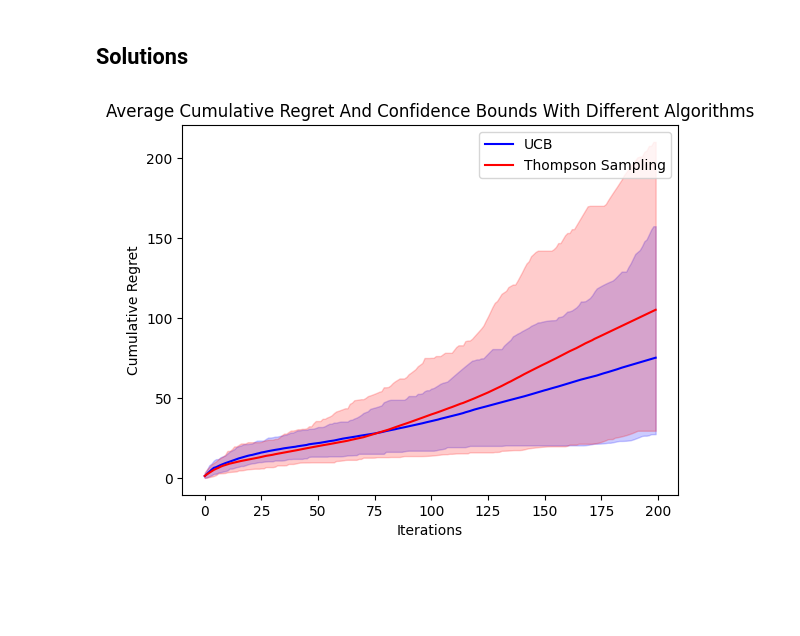
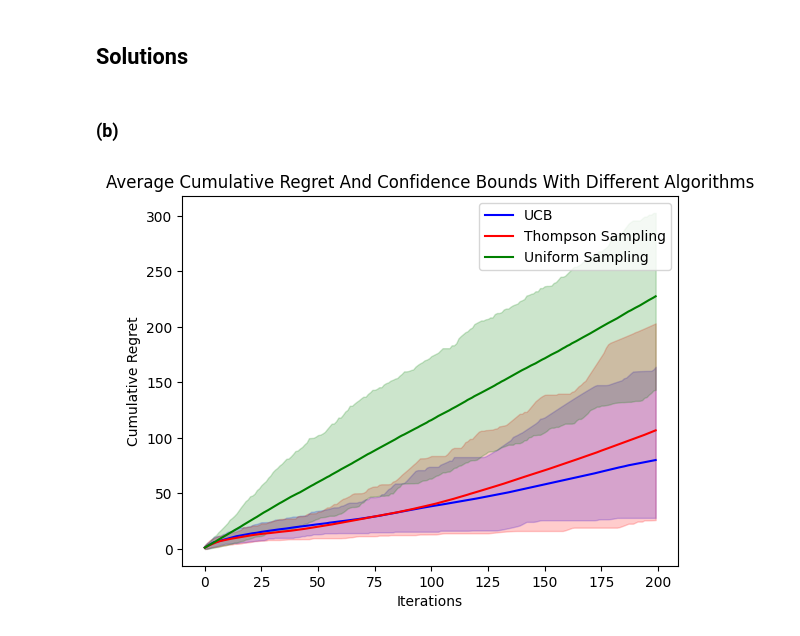
Before and after one commit to loggedin/reinforcement-learning, a Jupyter notebook: Nonstationary_Environment.ipynb, the cells around one changed output. Drawn from its saved outputs; the diff is of its cells as text; code cells hidden in the pictures; blank space fills up the shorter version.

```diff
--- a/Nonstationary_Environment.ipynb
+++ b/Nonstationary_Environment.ipynb
@@ -47,6 +47,8 @@ plt.show()
 rewards = generate_rewards(mean_rewards, noise_var=1)
 # %% [markdown]
 ## Solutions
+# %% [markdown]
+### (b)
 # %%
 class Arm:
     def __init__(self, index, mu_t_a, sigma):
@@ -135,9 +137,26 @@ def ThompsonSampling_Gaussian(arms, priors, T):
         t += 1
 
     return rew, reg, Gaussian_params
+# %%
+def UniformSampling(arms, T):
+    t = 0
+    rew = np.zeros(T)
+    reg = np.zeros(T)
+    K = len(arms)
+
+    while t < T:
+        arm = np.random.choice(arms)
+        rew[t] = arm.play(t)
+        reg[t] = max(arm.mu_t_a[t] for arm in arms) - arm.mu_t_a[t]
+
+        t += 1
+
+    return rew, reg
 # %%
 K, T, noise_var = 5, 200, 1
 n_sim = 100
+
+#array = np.tile(np.arange(0.1, 1.1, 0.1), (1000, 1)).T
 
 regrets = np.zeros((n_sim, T))
 
@@ -150,31 +169,45 @@ for sim in range(n_sim):
     regrets[sim] = np.cumsum(UpperConfidenceBound(bandits_env, T)[1])
 
 mean_regrets = np.mean(regrets, axis=0)
 sorted_regrets = np.sort(regrets, axis=0)
 CB95 = sorted_regrets[94]
 CB5 = sorted_regrets[4]
 plt.plot(mean_regrets, label='UCB', color='b')
 plt.fill_between(np.arange(T), CB5, CB95, alpha=0.2, color='b')
 
 regrets = np.zeros((n_sim, T))
 standard_priors = np.tile(np.array([0, 10]), (K, 1))
 
 for sim in range(n_sim):
     mean_rewards = generate_mean_rewards()
     bandits_env = GetArms(K, mean_rewards, noise_var)
     regrets[sim] = np.cumsum(ThompsonSampling_Gaussian(bandits_env, standard_priors, T)[1])
 
 mean_regrets = np.mean(regrets, axis=0)
 sorted_regrets = np.sort(regrets, axis=0)
 CB95 = sorted_regrets[94]
 CB5 = sorted_regrets[4]
 plt.plot(mean_regrets, label='Thompson Sampling', color='r')
 plt.fill_between(np.arange(T), CB5, CB95, alpha=0.2, color='r')
 
+regrets = np.zeros((n_sim, T))
+
+for sim in range(n_sim):
+    mean_rewards = generate_mean_rewards()
+    bandits_env = GetArms(K, mean_rewards, noise_var)
+    regrets[sim] = np.cumsum(UniformSampling(bandits_env, T)[1])
+
+mean_regrets = np.mean(regrets, axis=0)
+sorted_regrets = np.sort(regrets, axis=0)
+CB95 = sorted_regrets[94]
+CB5 = sorted_regrets[4]
+plt.plot(mean_regrets, label='Uniform Sampling', color='g')
+plt.fill_between(np.arange(T), CB5, CB95, alpha=0.2, color='g')
+
 plt.legend()
 plt.xlabel('Iterations')
 plt.ylabel('Cumulative Regret')
 plt.title('Average Cumulative Regret And Confidence Bounds With Different Algorithms')
 plt.show()
 # %% [output]
-[figure, old version]
+[figure, new version]
```
Also changed, not shown: parts of 6 cells of this notebook.
